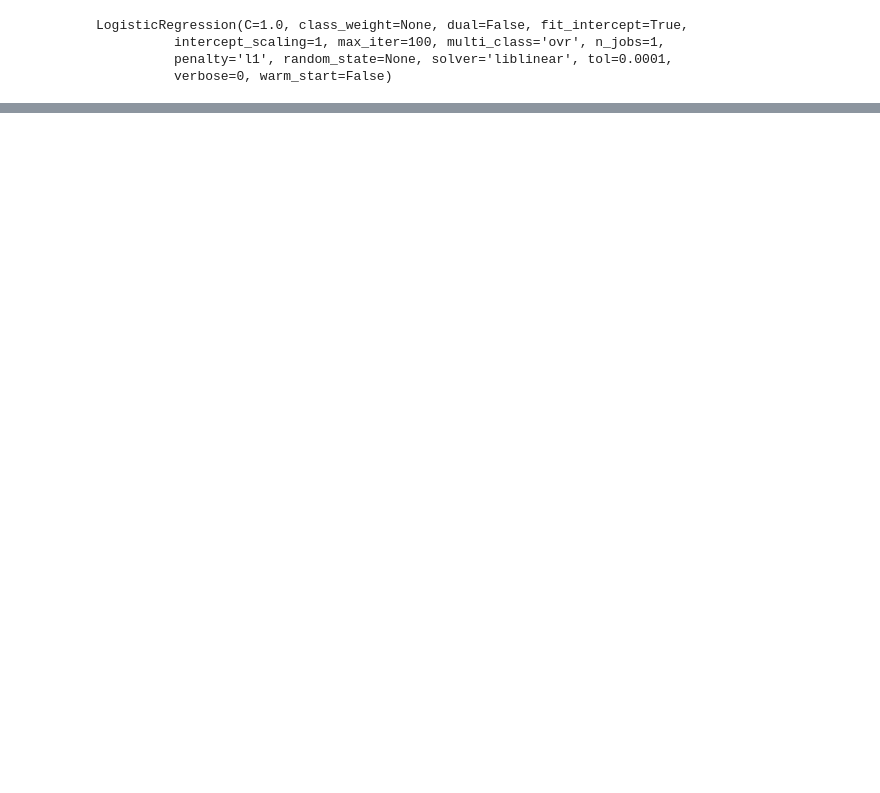
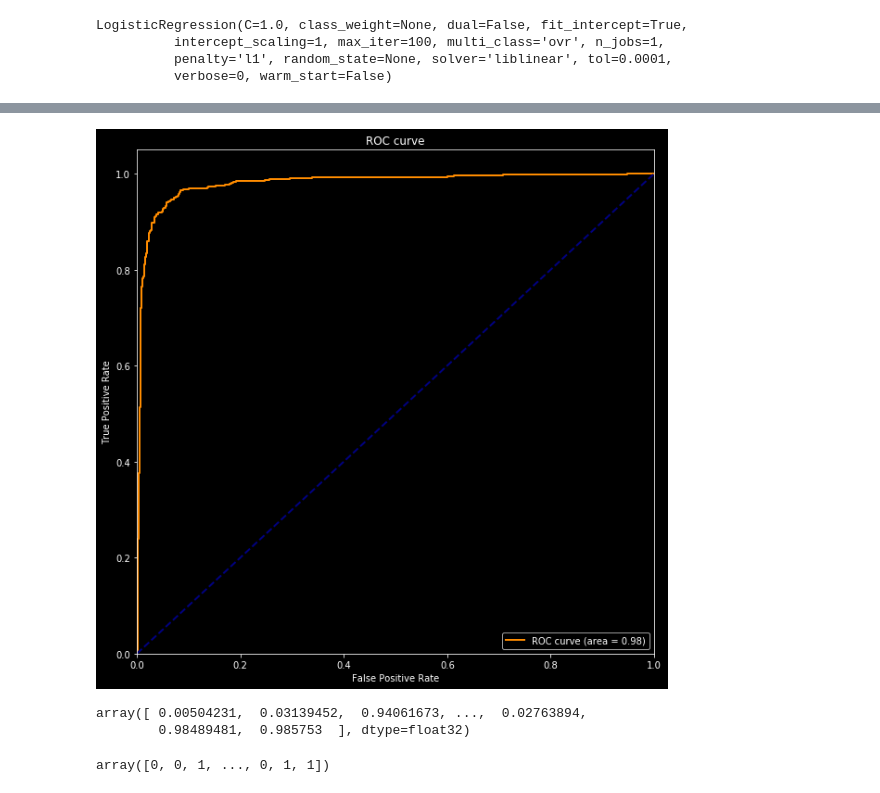
Before and after one commit to dokeeffe87/xgb_pipeline, a Jupyter notebook: custom_xgb_classifier_dev.ipynb, the cells around one changed output, grey strips where cells are left out. Cells and saved outputs as stored; diff of their text form; code cells hidden in the pictures; blank space fills up the shorter version.

```diff
--- a/custom_xgb_classifier_dev.ipynb
+++ b/custom_xgb_classifier_dev.ipynb
@@ -457,3 +459,14 @@ precision_score(y_true=test_y, y_pred=lg_preds)
 # %%
 # hmm, nice.
-# tpr, fpr, threshold, roc_auc_ = make_roc_curves_array(true_vals=test_y, scores_vals=ran_preds_proba)
+tpr, fpr, threshold, roc_auc_ = make_roc_curves_array(true_vals=test_y, scores_vals=ran_preds_proba[:,1])
+# %% [output]
+[figure, added]
+# %%
+ran_preds_proba[:,1]
+# %% [output]
+array([ 0.00504231,  0.03139452,  0.94061673, ...,  0.02763894,
+        0.98489481,  0.985753  ], dtype=float32)
+# %%
+ran_preds
+# %% [output]
+array([0, 0, 1, ..., 0, 1, 1])
```
Also changed, not shown: parts of 28 cells of this notebook, 2 other files.
